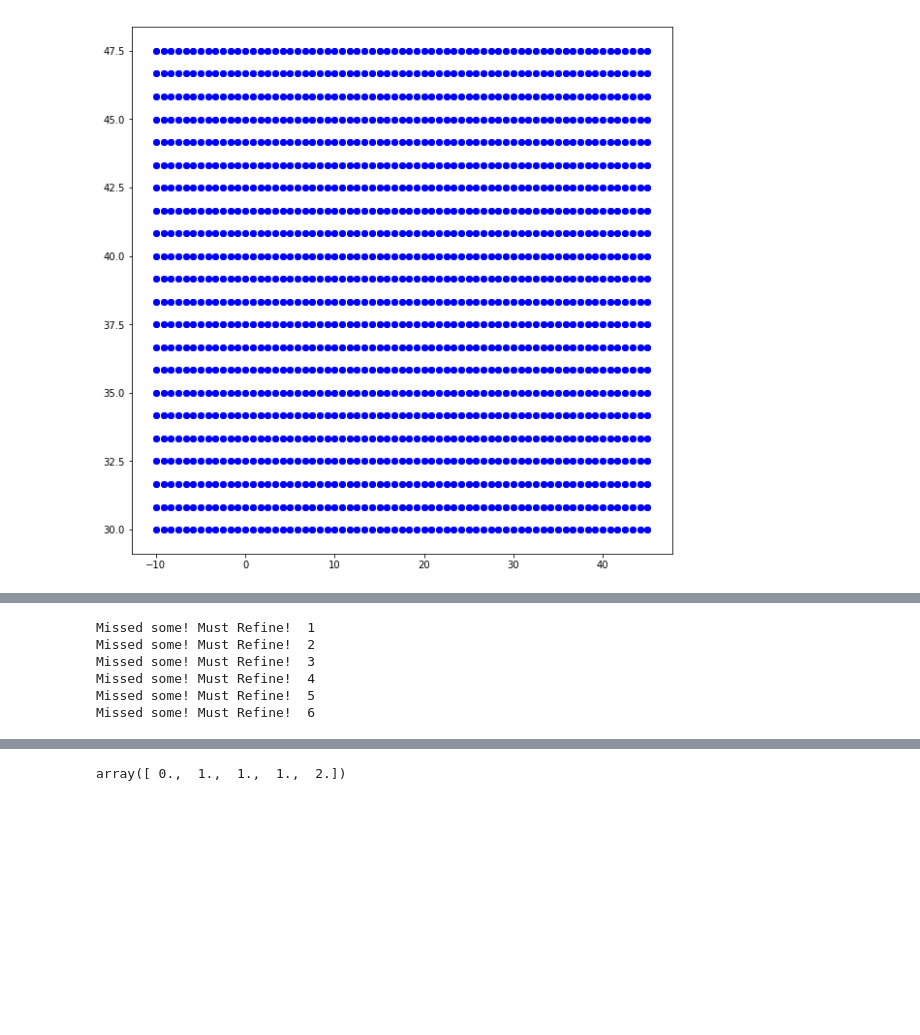
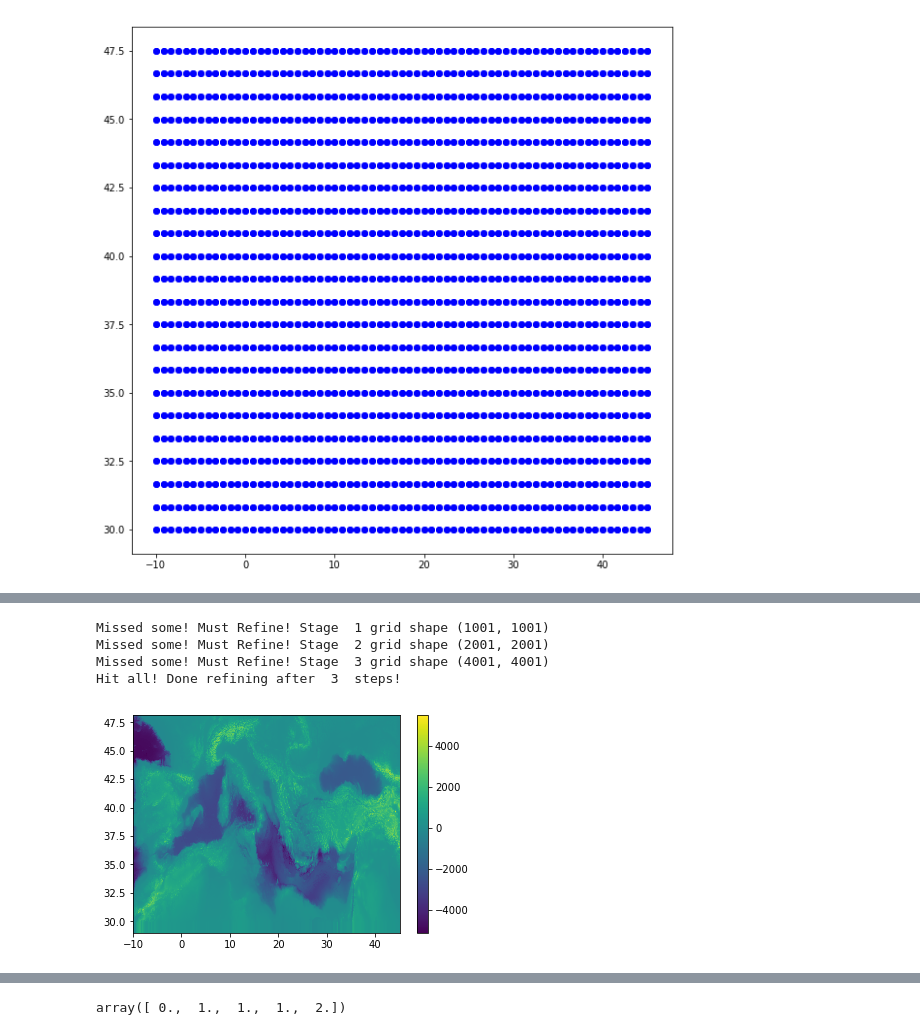
Before and after one commit to adcroft/thin-wall-topography, a Jupyter notebook: python/algorithm_dev-3.ipynb, the cells around one changed output, grey strips where cells are left out. Cells and saved outputs as stored; diff of their text form; code cells hidden in the pictures; blank space fills up the shorter version.

```diff
--- a/python/algorithm_dev-3.ipynb
+++ b/python/algorithm_dev-3.ipynb
@@ -356,9 +381,12 @@ plot_mesh_in_latlon(trg2_lon_grid[::100,::100], trg2_lat_grid[::100,::100], phi_
 # %%
-refinedGMlist_2 = refine_loop(trg2_lon_grid,trg2_lat_grid, gebco_lon_grd,gebco_lat_grd)
+refinedGMlist_2,hits = refine_loop(trg2_lon_grid,trg2_lat_grid, gebco_lon_grd,gebco_lat_grd, max_stages=5)
 # %% [output]
-Missed some! Must Refine!  1
-Missed some! Must Refine!  2
-Missed some! Must Refine!  3
-Missed some! Must Refine!  4
-Missed some! Must Refine!  5
-Missed some! Must Refine!  6
+Missed some! Must Refine! Stage  1 grid shape (1001, 1001)
+Missed some! Must Refine! Stage  2 grid shape (2001, 2001)
+Missed some! Must Refine! Stage  3 grid shape (4001, 4001)
+Hit all! Done refining after  3  steps!
+# %%
+refinedGMlist_2[-1].project_source_data_onto_target_mesh(gebco_lon_grd,gebco_lat_grd,gebco_elv)
+plt.pcolormesh(refinedGMlist_2[-1].x,refinedGMlist_2[-1].y, refinedGMlist_2[-1].height); plt.colorbar();
+# %% [output]
+[figure, added]
```
Also changed, not shown: parts of 9 cells of this notebook.
